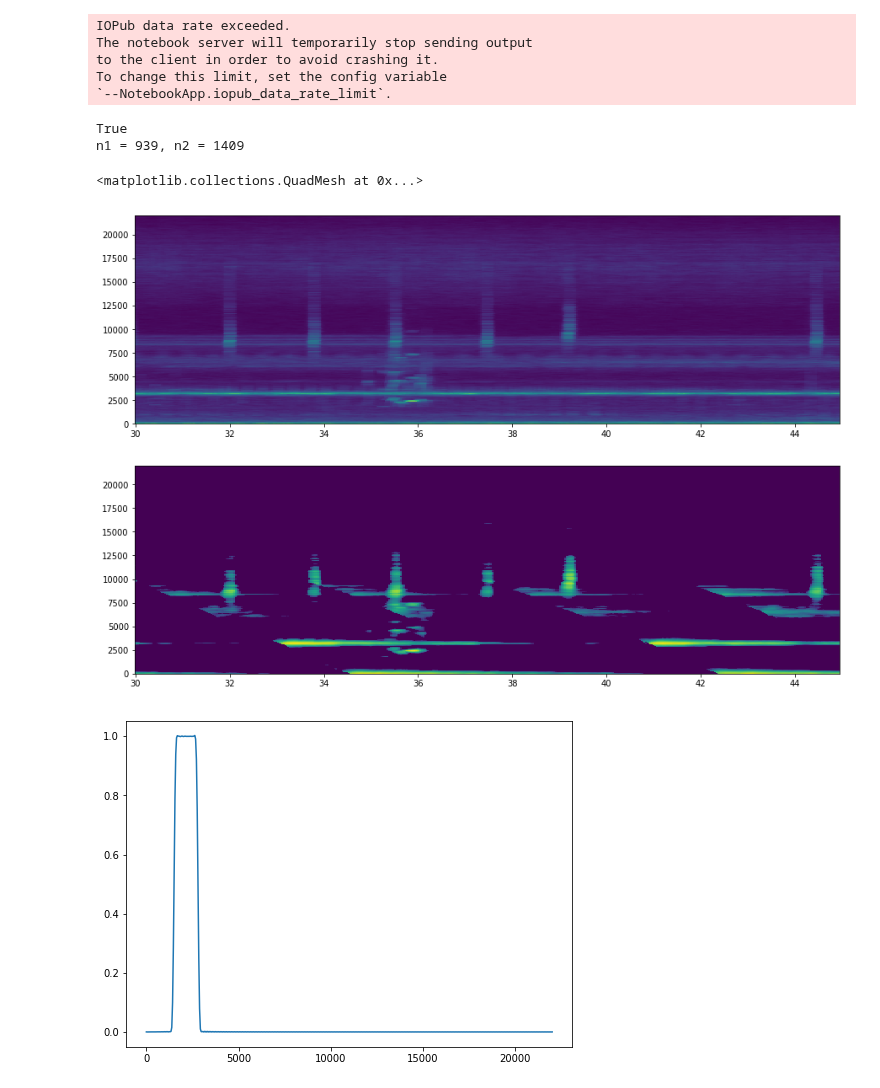
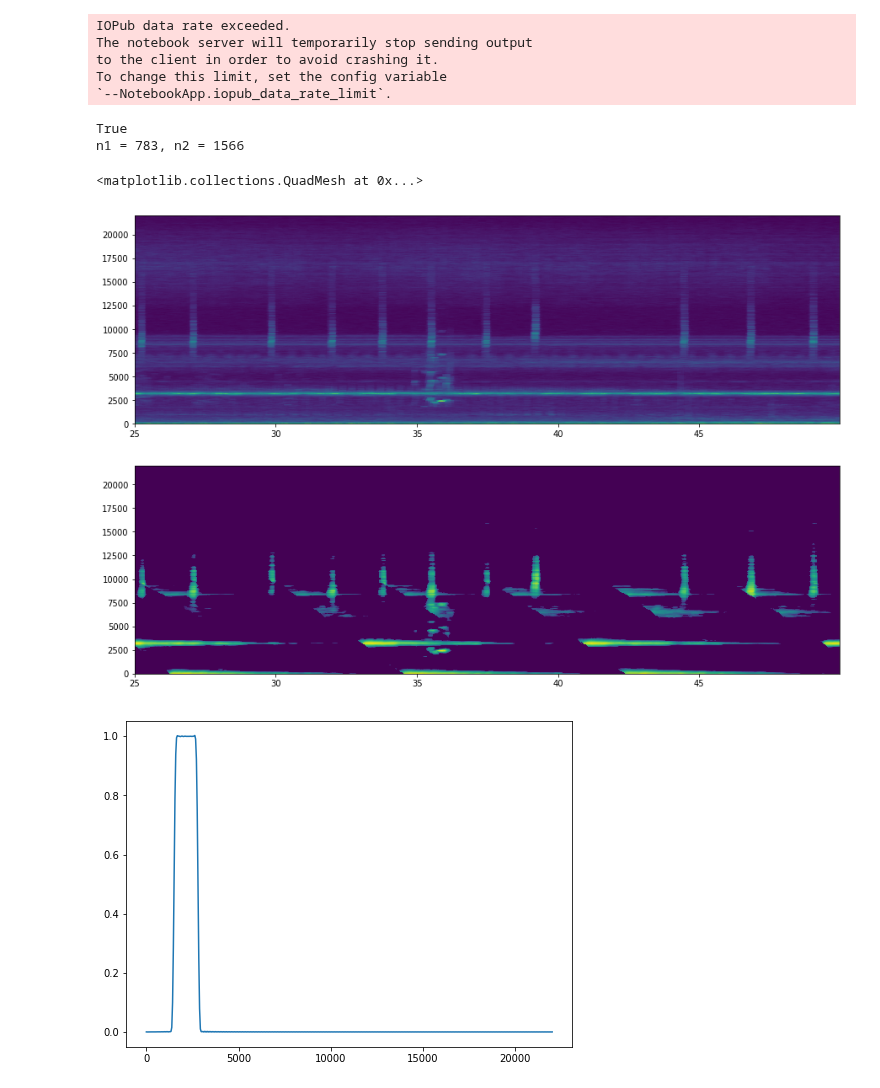
Before and after one commit to longle2718/audio_loc, a Jupyter notebook: python/main.ipynb, the cells around one changed output. Drawn from its saved outputs; the diff is of its cells as text; code cells hidden in the pictures.

```diff
--- a/python/main.ipynb
+++ b/python/main.ipynb
@@ -44,27 +44,28 @@ To change this limit, set the config variable
 `--NotebookApp.iopub_data_rate_limit`.
 # %%
 # hierarchical processing
-tHieBlk=[0.032,0.256]
-tHieInc=[0.004,0.032]
+tHieBlk=[0.032,0.256,2.048]
+tHieInc=[0.004,0.032,0.256]
 hRidges,hSpecs = audio_loc.hieProc(data,fs,tHieBlk,tHieInc)
 # %%
-S,F,T,tHBlk,tHInc = hSpecs[1][7]
-X = hRidges[1][7]
+level = 1
+S,F,T,tHBlk,tHInc = hSpecs[level][7]
+X = hRidges[level][7]
 print(tHInc == T[1]-T[0])
-n1 = int(30/tHInc)#12000
-n2 = int(45/tHInc)#12800
+n1 = int(25/tHInc)#12000
+n2 = int(50/tHInc)#12800
 print('n1 = %s, n2 = %s' % (n1,n2))
 
 plt.figure(figsize=(15,10))
 plt.subplot(211)
 plt.pcolormesh(T[n1:n2],F,np.sqrt(S[:,n1:n2]))
 plt.subplot(212)
 plt.pcolormesh(T[n1:n2],F,np.sqrt(X[:,n1:n2]))
 # %% [output]
 True
-n1 = 939, n2 = 1409
+n1 = 783, n2 = 1566
 <matplotlib.collections.QuadMesh at 0x...>
-[figure, old version]
+[figure, new version]
 # %%
 # filter design
 h = sp.signal.firwin(len(F),[1500,2800],nyq = fs/2,pass_zero=False)
```
Also changed, not shown: 1 other file.
